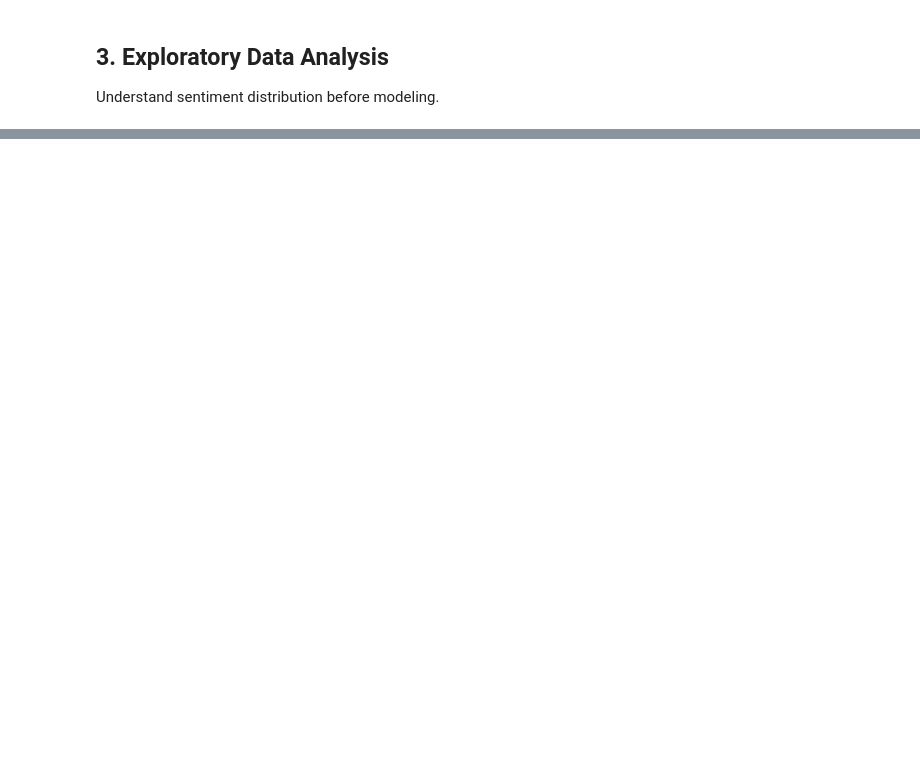
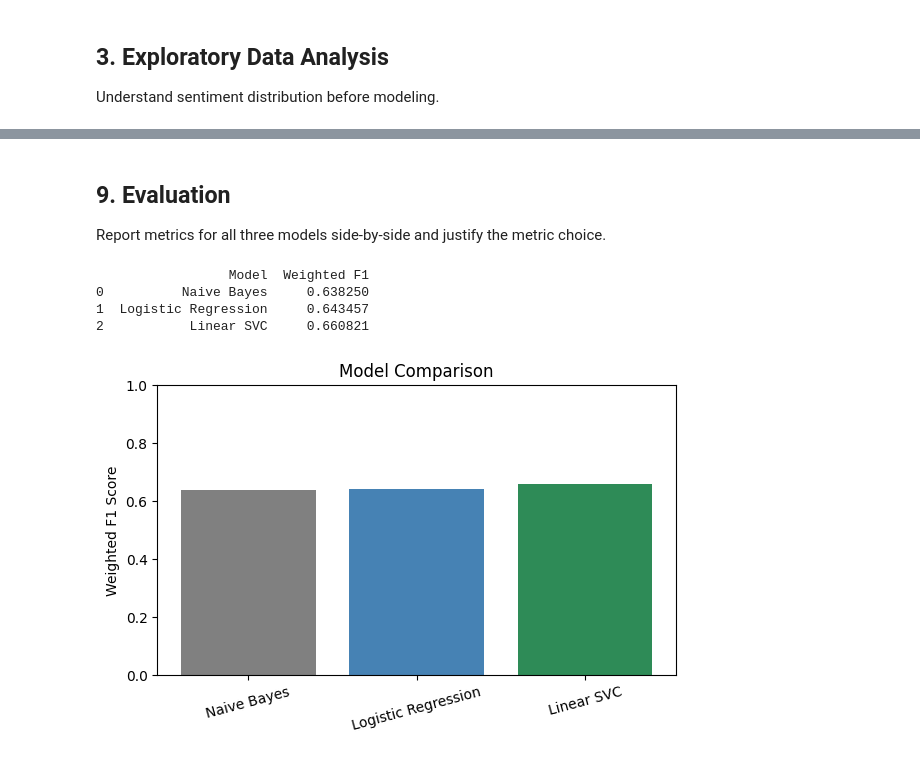
Before and after one commit to Chirry254/phase4-nlp-twitter-sentiment-analysis, a Jupyter notebook: notebooks/phase4_project.ipynb, the cells around one changed output, grey strips where cells are left out. Cells and saved outputs as stored; diff of their text form; code cells hidden in the pictures; blank space fills up the shorter version.

```diff
--- a/notebooks/phase4_project.ipynb
+++ b/notebooks/phase4_project.ipynb
@@ -161,0 +223,14 @@ Create slides covering:
+# %%
+from sklearn.linear_model import LogisticRegression
+
+lr = Pipeline([
+    ('tfidf', TfidfVectorizer(stop_words='english', max_features=5000, ngram_range=(1,2))),
+    ('model', LogisticRegression(max_iter=1000, class_weight='balanced', random_state=42))
+])
+
+lr.fit(X_train, y_train)
+lr_pred = lr.predict(X_test)
+
+print(classification_report(y_test, lr_pred))
+lr_f1 = f1_score(y_test, lr_pred, average='weighted')
+print(f"Weighted F1: {lr_f1:.3f}")
@@ -161,0 +257,14 @@ Create slides covering:
+# %%
+from sklearn.svm import LinearSVC
+
+svm = Pipeline([
+    ('tfidf', TfidfVectorizer(stop_words='english', max_features=5000, ngram_range=(1,2))),
+    ('model', LinearSVC(class_weight='balanced', random_state=42))
+])
+
+svm.fit(X_train, y_train)
+svm_pred = svm.predict(X_test)
+
+print(classification_report(y_test, svm_pred))
+svm_f1 = f1_score(y_test, svm_pred, average='weighted')
+print(f"Weighted F1: {svm_f1:.3f}")
@@ -161,0 +287,26 @@ Create slides covering:
+# %% [markdown]
+## 9. Evaluation
+
+Report metrics for all three models side-by-side and justify the metric choice.
+# %%
+results = pd.DataFrame({
+    'Model': ['Naive Bayes', 'Logistic Regression', 'Linear SVC'],
+    'Weighted F1': [nb_f1, lr_f1, svm_f1]
+})
+print(results)
+
+plt.figure(figsize=(6,4))
+plt.bar(results['Model'], results['Weighted F1'], color=['gray','steelblue','seagreen'])
+plt.ylabel('Weighted F1 Score')
+plt.title('Model Comparison')
+plt.ylim(0, 1)
+plt.xticks(rotation=15)
+plt.tight_layout()
+plt.savefig('../images/model_comparison.png', dpi=120)
+plt.show()
+# %% [output]
+                 Model  Weighted F1
+0          Naive Bayes     0.638250
+1  Logistic Regression     0.643457
+2           Linear SVC     0.660821
+[figure, added]
```
Also changed, not shown: parts of 61 cells of this notebook, 10 other files.
